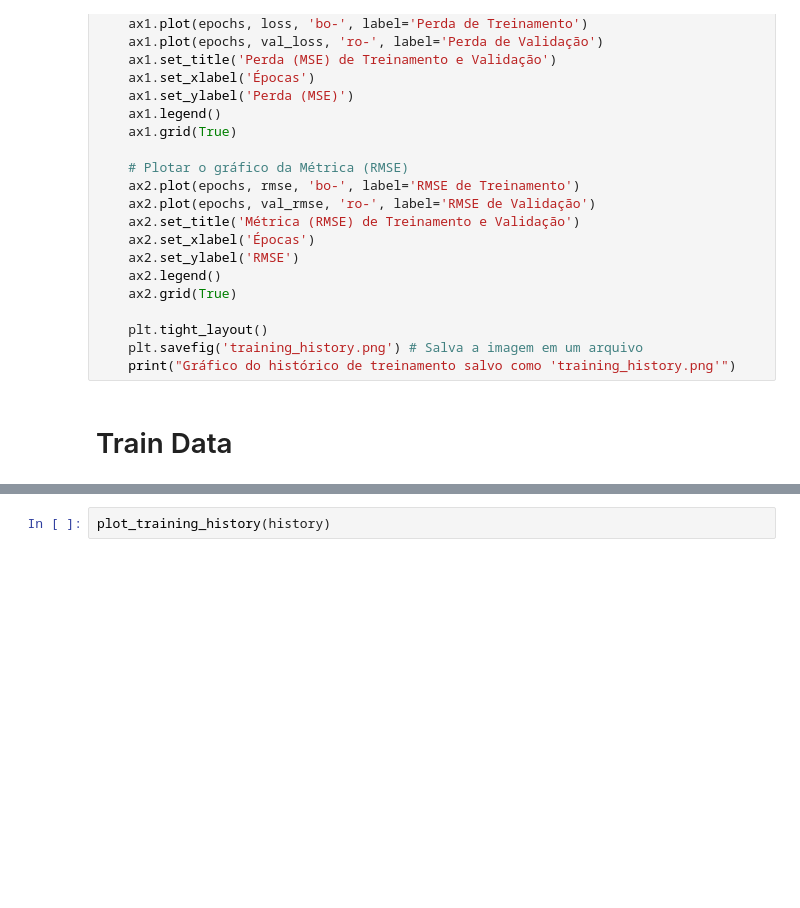
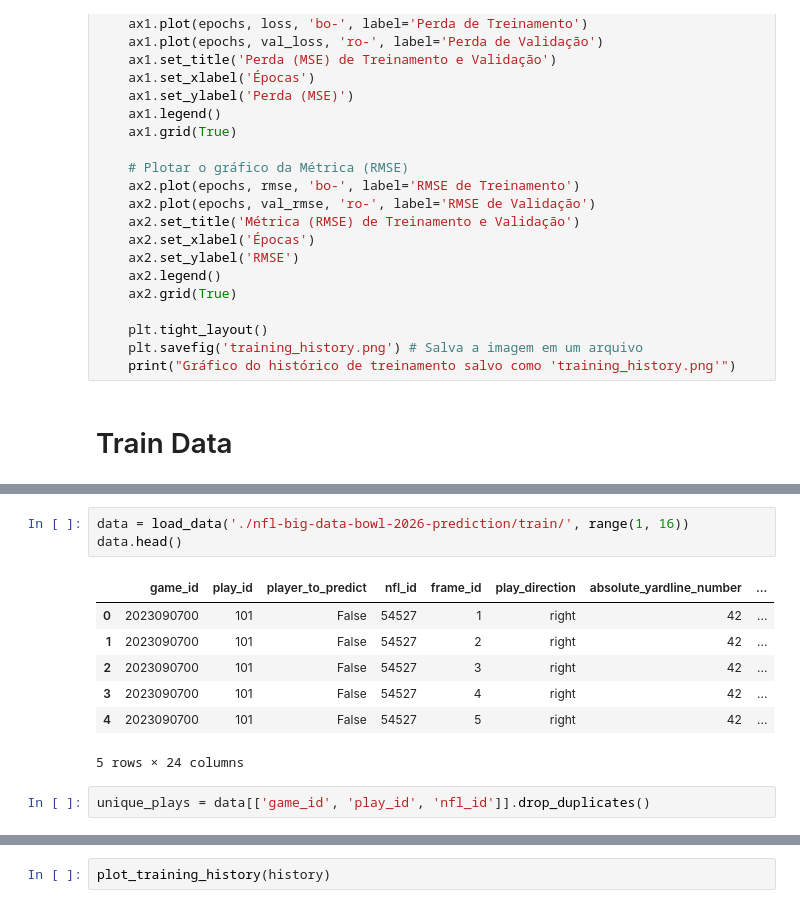
Before and after one commit to VictorOrtins/NFL, a Jupyter notebook: train.ipynb, the cells around one changed output, grey strips where cells are left out. Cells and saved outputs as stored; diff of their text form; blank space fills up the shorter version.

```diff
--- a/train.ipynb
+++ b/train.ipynb
@@ -578,0 +544,13 @@ Treinamento concluído e modelos salvos.
+# %%
+data = load_data('./nfl-big-data-bowl-2026-prediction/train/', range(1, 16))
+data.head()
+# %% [output]
+|  | game_id | play_id | player_to_predict | nfl_id | frame_id | play_direction | absolute_yardline_number | ... |
+| 0 | 2023090700 | 101 | False | 54527 | 1 | right | 42 | ... |
+| 1 | 2023090700 | 101 | False | 54527 | 2 | right | 42 | ... |
+| 2 | 2023090700 | 101 | False | 54527 | 3 | right | 42 | ... |
+| 3 | 2023090700 | 101 | False | 54527 | 4 | right | 42 | ... |
+| 4 | 2023090700 | 101 | False | 54527 | 5 | right | 42 | ... |
+5 rows × 24 columns
+# %%
+unique_plays = data[['game_id', 'play_id', 'nfl_id']].drop_duplicates()
```
Also changed, not shown: parts of 6 cells of this notebook, 2 other files.
